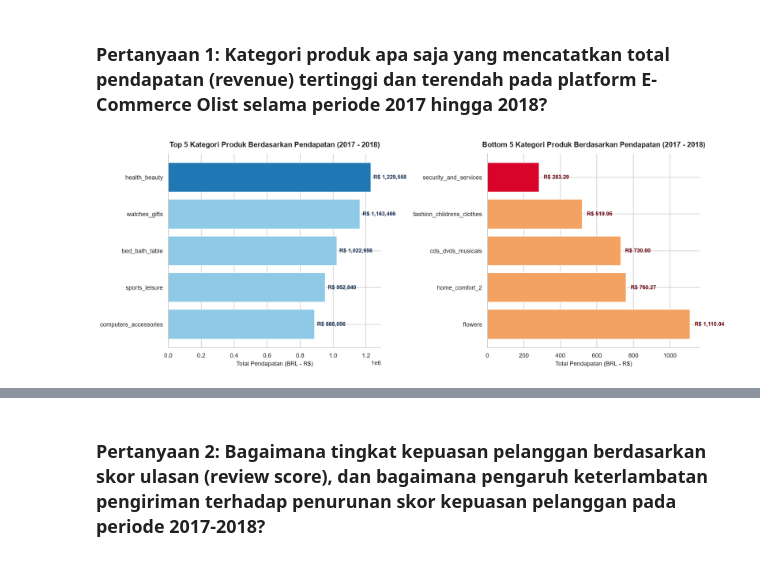
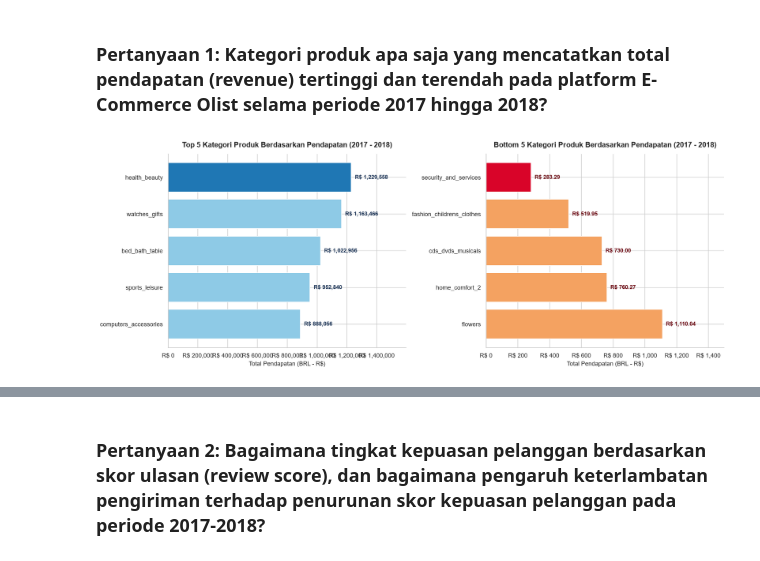
Before and after one commit to hauzanziyad/Dicoding-Proyek-FundamentalAnalisisData, a Jupyter notebook: notebook.ipynb, the cells around one changed output, grey strips where cells are left out. Saved outputs shown, nothing was run; the diff lists cells and outputs as text; code cells hidden in the pictures.

```diff
--- a/notebook.ipynb
+++ b/notebook.ipynb
@@ -287,7 +288,7 @@ products_df['product_category_name_english'] = products_df['product_category_nam
 # 3. Feature Engineering untuk Analisis Pengiriman
 orders_df['delivery_time_days'] = (orders_df['order_delivered_customer_date'] - orders_df['order_purchase_timestamp']).dt.total_seconds() / (24 * 3600)
 orders_df['delay_days'] = (orders_df['order_delivered_customer_date'] - orders_df['order_estimated_delivery_date']).dt.total_seconds() / (24 * 3600)
-orders_df['delivery_status'] = np.where(orders_df['delay_days'] > 0, 'Late', 'On-Time / Early')
+orders_df['delivery_status'] = np.where(orders_df['delay_days'] > 0, 'Terlambat', 'Tepat Waktu')
 
 # 4. Deduplikasi Geolocation
 geolocation_clean_df = geolocation_df.drop_duplicates(subset=['geolocation_zip_code_prefix', 'geolocation_lat', 'geolocation_lng'])
@@ -478,36 +481,44 @@ fig, axes = plt.subplots(nrows=1, ncols=2, figsize=(16, 6))
 
 # Panel 1: Top 5 Categories
 colors_top = ['#1f77b4' if i == 0 else '#8ecae6' for i in range(len(top_5_categories))]
 bars1 = axes[0].barh(top_5_categories['product_category_name_english'], top_5_categories['total_revenue'], color=colors_top)
 axes[0].invert_yaxis()
 axes[0].set_title('Top 5 Kategori Produk Berdasarkan Pendapatan (2017 - 2018)', fontsize=13, fontweight='bold', pad=12)
 axes[0].set_xlabel('Total Pendapatan (BRL - R$)', fontsize=11)
 axes[0].spines['top'].set_visible(False)
 axes[0].spines['right'].set_visible(False)
 
+max_top = top_5_categories['total_revenue'].max()
+axes[0].set_xlim(0, max_top * 1.30)
+axes[0].xaxis.set_major_formatter(ticker.FuncFormatter(lambda x, p: f'R$ {int(x):,}'))
+
 for bar in bars1:
     width = bar.get_width()
-    axes[0].text(width + 15000, bar.get_y() + bar.get_height()/2, f"R$ {width:,.0f}",
+    axes[0].text(width + (max_top * 0.02), bar.get_y() + bar.get_height()/2, f"R$ {width:,.0f}",
                  va='center', ha='left', fontsize=10, fontweight='bold', color='#1d3557')
 
 # Panel 2: Bottom 5 Categories
 colors_bottom = ['#d90429' if i == 0 else '#f4a261' for i in range(len(bottom_5_categories))]
 bars2 = axes[1].barh(bottom_5_categories['product_category_name_english'], bottom_5_categories['total_revenue'], color=colors_bottom)
 axes[1].invert_yaxis()
 axes[1].set_title('Bottom 5 Kategori Produk Berdasarkan Pendapatan (2017 - 2018)', fontsize=13, fontweight='bold', pad=12)
 axes[1].set_xlabel('Total Pendapatan (BRL - R$)', fontsize=11)
 axes[1].spines['top'].set_visible(False)
 axes[1].spines['right'].set_visible(False)
 
+max_bot = bottom_5_categories['total_revenue'].max()
+axes[1].set_xlim(0, max_bot * 1.35)
+axes[1].xaxis.set_major_formatter(ticker.FuncFormatter(lambda x, p: f'R$ {int(x):,}'))
+
 for bar in bars2:
     width = bar.get_width()
-    axes[1].text(width + 25, bar.get_y() + bar.get_height()/2, f"R$ {width:,.2f}",
+    axes[1].text(width + (max_bot * 0.02), bar.get_y() + bar.get_height()/2, f"R$ {width:,.2f}",
                  va='center', ha='left', fontsize=10, fontweight='bold', color='#6a040f')
 
 plt.tight_layout()
 plt.show()
 # %% [output]
-[figure, old version]
+[figure, new version]
 # %% [markdown]
 **Insight:**
 - Kategori dengan pendapatan terbesar pada platform Olist dipimpin oleh **health_beauty** (R$ 1,229,558), diikuti oleh **watches_gifts** (R$ 1,163,466) dan **bed_bath_table** (R$ 1,022,956). Ketiga kategori ini secara konsisten menjadi penghasil pendapatan utama yang melampaui angka 1 juta Real.
```
Also changed, not shown: parts of 22 cells of this notebook, 3 other files.
